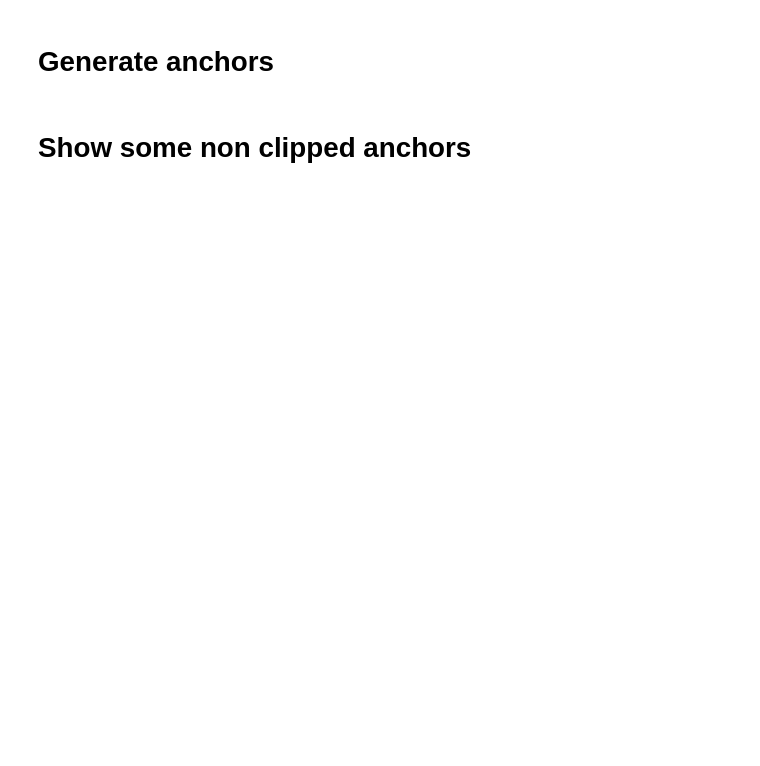
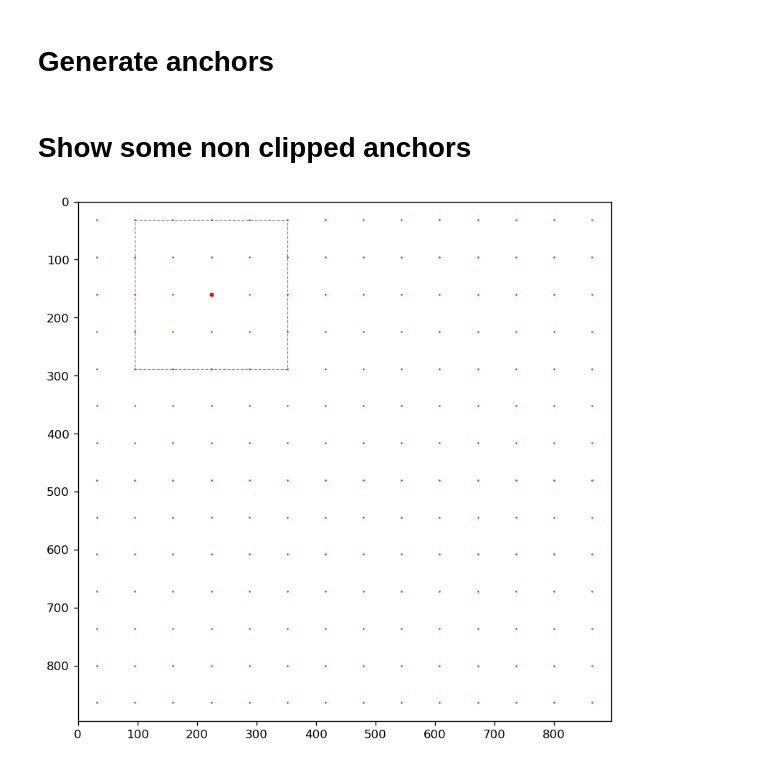
Before and after one commit to TropComplique/FaceBoxes-tensorflow, a Jupyter notebook: visualize_densified_anchor_boxes.ipynb, the cells around one changed output. Drawn from its saved outputs; the diff is of its cells as text; code cells hidden in the pictures; blank space fills up the shorter version.

```diff
--- a/visualize_densified_anchor_boxes.ipynb
+++ b/visualize_densified_anchor_boxes.ipynb
@@ -9,8 +9,8 @@ import matplotlib.pyplot as plt
 
 from src.anchor_generator import tile_anchors
 # %%
-WIDTH, HEIGHT = 1024, 1024
-GRID_WIDTH, GRID_HEIGHT = 32, 32  # stride 32 or scale 0 in the face detector
+WIDTH, HEIGHT = 900 - 4, 900 - 4
+GRID_WIDTH, GRID_HEIGHT = 14, 14  # stride 32 or scale 0 in the face detector
 # GRID_WIDTH, GRID_HEIGHT = 16, 16  # stride 64 or scale 1 in the face detector
 # GRID_WIDTH, GRID_HEIGHT = 8, 8  # stride 128 or scale 2 in the face detector
 # %% [markdown]
@@ -18,10 +18,10 @@ GRID_WIDTH, GRID_HEIGHT = 32, 32  # stride 32 or scale 0 in the face detector
 # %%
 tf.reset_default_graph()
 
-n = 2
+n = 1
 anchors = tile_anchors(
     (WIDTH, HEIGHT), GRID_HEIGHT, GRID_WIDTH,
-    scale=64, aspect_ratio=1.0,
+    scale=256, aspect_ratio=1.0,
     anchor_stride=(1.0/GRID_HEIGHT, 1.0/GRID_WIDTH),
     anchor_offset=(0.5/GRID_HEIGHT, 0.5/GRID_WIDTH),
     n=n
@@ -97,4 +97,6 @@ def plot(anchor_boxes, cell_to_show):
     ax.set_xlim([0, WIDTH])
     ax.invert_yaxis()
 # %%
-plot(anchor_boxes, cell_to_show=(5, 7))
+plot(anchor_boxes, cell_to_show=(2, 3))
+# %% [output]
+[figure, added]
```
Also changed, not shown: parts of 2 cells of this notebook, 8 other files.
